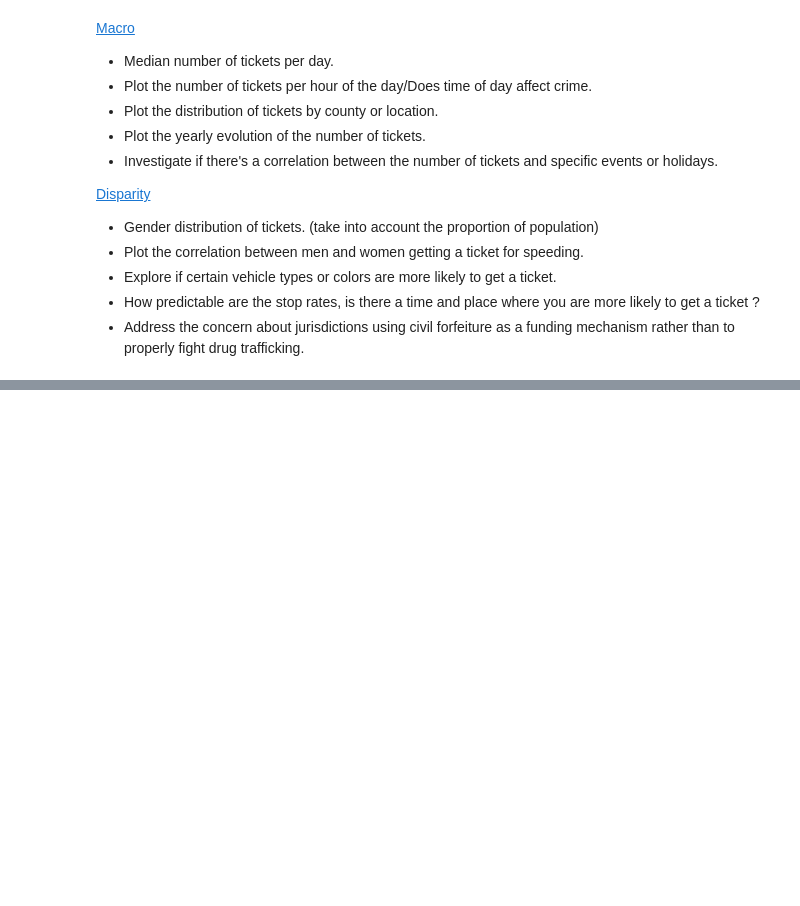
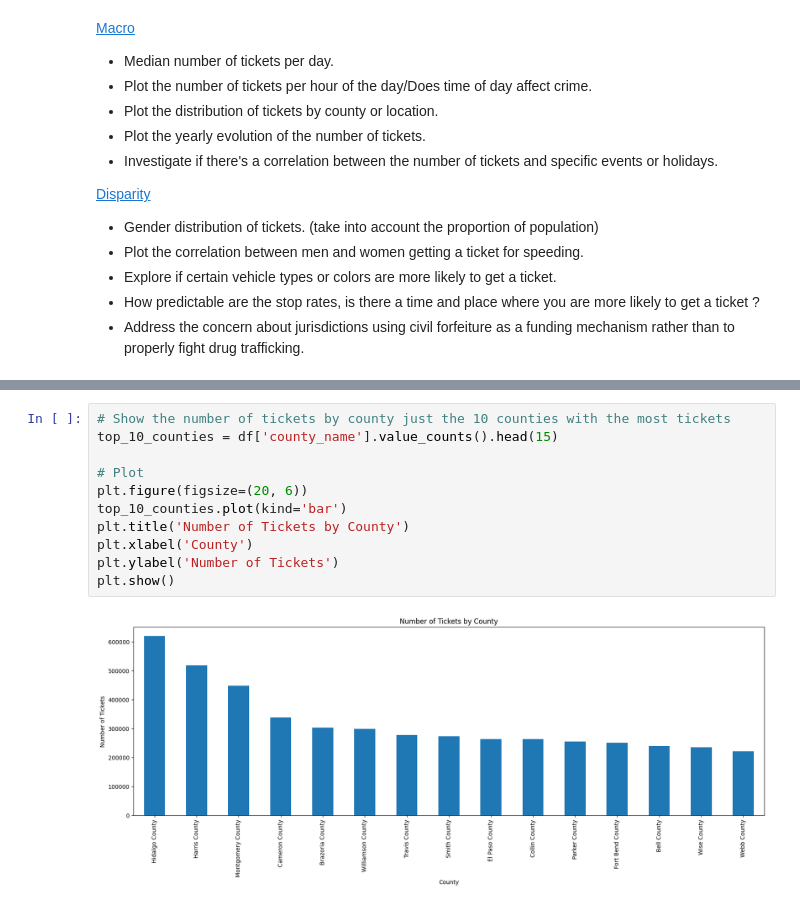
Before and after one commit to Luxchar/Criminalysis, a Jupyter notebook: notebooks/visualization.ipynb, the cells around one changed output, grey strips where cells are left out. Saved outputs shown, nothing was run; the diff lists cells and outputs as text; blank space fills up the shorter version.

```diff
--- a/notebooks/visualization.ipynb
+++ b/notebooks/visualization.ipynb
@@ -104,0 +122,13 @@ plt.show()
+# %%
+# Show the number of tickets by county just the 10 counties with the most tickets
+top_10_counties = df['county_name'].value_counts().head(15)
+
+# Plot
+plt.figure(figsize=(20, 6))
+top_10_counties.plot(kind='bar')
+plt.title('Number of Tickets by County')
+plt.xlabel('County')
+plt.ylabel('Number of Tickets')
+plt.show()
+# %% [output]
+[figure, added]
```
Also changed, not shown: parts of 6 cells of this notebook, 1 other file.
